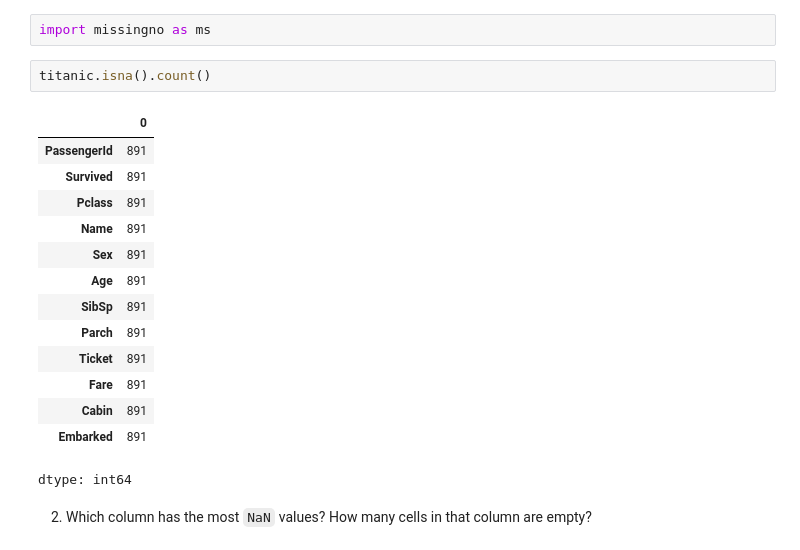
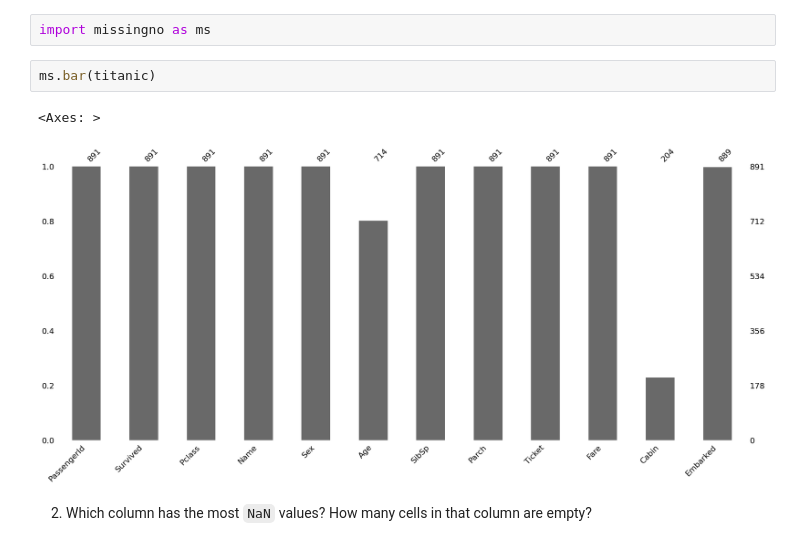
Before and after one commit to Ch3ddarr/DSB-Unit-02, a Jupyter notebook: Labs/lab-eda-titanic/lab-eda-titanic-student-submission.ipynb, the cells around one changed output. Drawn from its saved outputs; the diff is of its cells as text.

```diff
--- a/Labs/lab-eda-titanic/lab-eda-titanic-student-submission.ipynb
+++ b/Labs/lab-eda-titanic/lab-eda-titanic-student-submission.ipynb
@@ -43,22 +66,10 @@ titanic.head()
       - [Usage Documentation](https://github.com/ResidentMario/missingno)
 # %%
 import missingno as ms
-# %%
-titanic.isna().count()
-# %% [output]
-|  | 0 |
-| PassengerId | 891 |
-| Survived | 891 |
-| Pclass | 891 |
-| Name | 891 |
-| Sex | 891 |
-| Age | 891 |
-| SibSp | 891 |
-| Parch | 891 |
-| Ticket | 891 |
-| Fare | 891 |
-| Cabin | 891 |
-| Embarked | 891 |
-dtype: int64
+# %%
+ms.bar(titanic)
+# %% [output]
+<Axes: >
+[figure, added]
 # %% [markdown]
 2. Which column has the most `NaN` values? How many cells in that column are empty?
```
Also changed, not shown: parts of 8 cells of this notebook.
